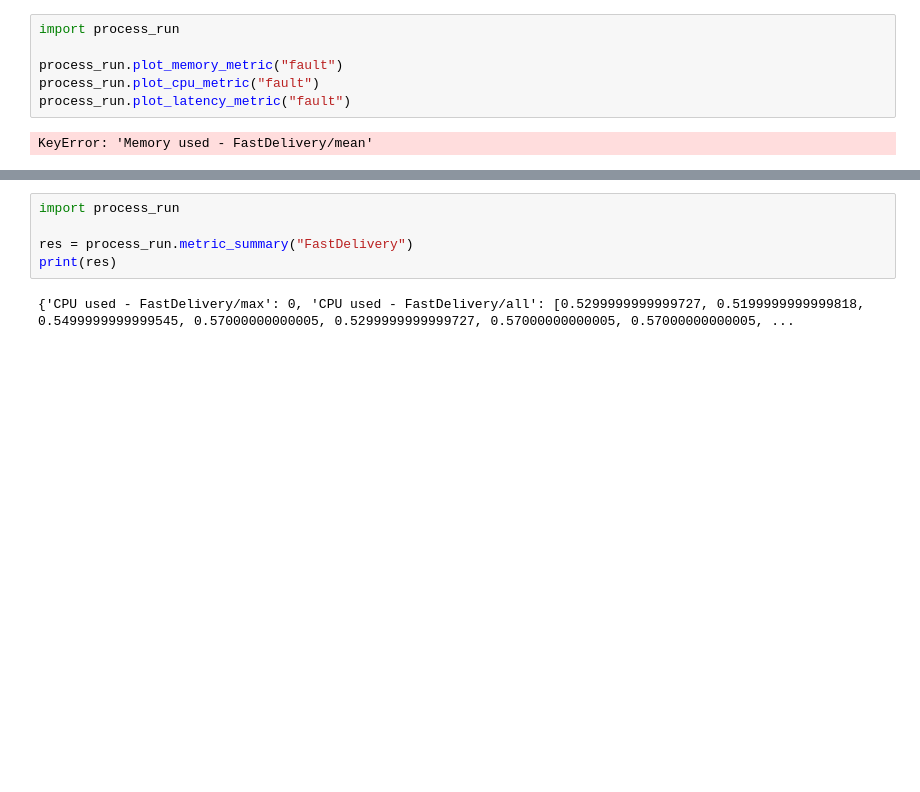
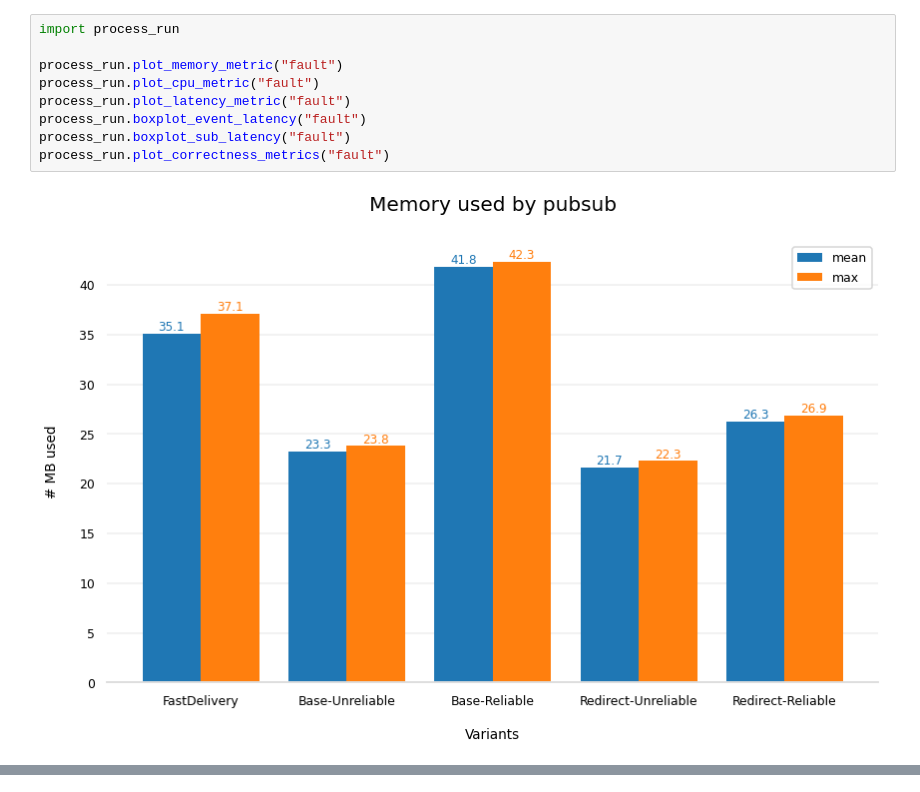
Before and after one commit to pedroaston/contentps-test, a Jupyter notebook: scripts/dashboard.ipynb, the cells around one changed output, grey strips where cells are left out. Cells and saved outputs as stored; diff of their text form; blank space fills up the shorter version.

```diff
--- a/scripts/dashboard.ipynb
+++ b/scripts/dashboard.ipynb
@@ -58,8 +66,11 @@ Here we have a scenario similar to the normal one, but this time one group of su
 # %%
 import process_run
 
 process_run.plot_memory_metric("fault")
 process_run.plot_cpu_metric("fault")
 process_run.plot_latency_metric("fault")
+process_run.boxplot_event_latency("fault")
+process_run.boxplot_sub_latency("fault")
+process_run.plot_correctness_metrics("fault")
 # %% [output]
-KeyError: 'Memory used - FastDelivery/mean'
+[figure, added]
@@ -66,7 +81,0 @@ KeyError: 'Memory used - FastDelivery/mean'
-# %%
-import process_run
-
-res = process_run.metric_summary("FastDelivery")
-print(res)
-# %% [output]
-{'CPU used - FastDelivery/max': 0, 'CPU used - FastDelivery/all': [0.5299999999999727, 0.5199999999999818, 0.5499999999999545, 0.57000000000005, 0.5299999999999727, 0.57000000000005, 0.57000000000005, ...
```
Also changed, not shown: parts of 9 cells of this notebook, 18 other files.
